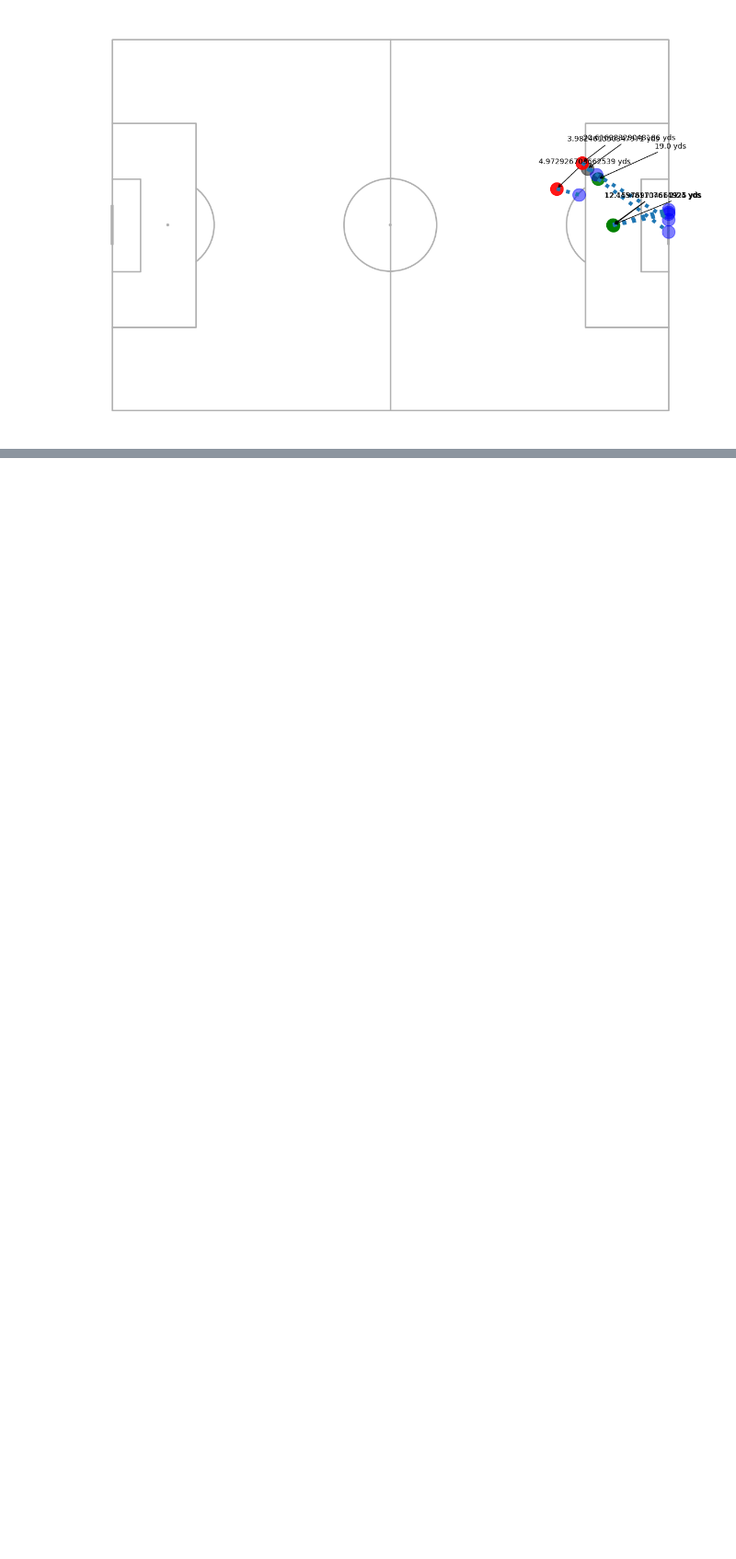
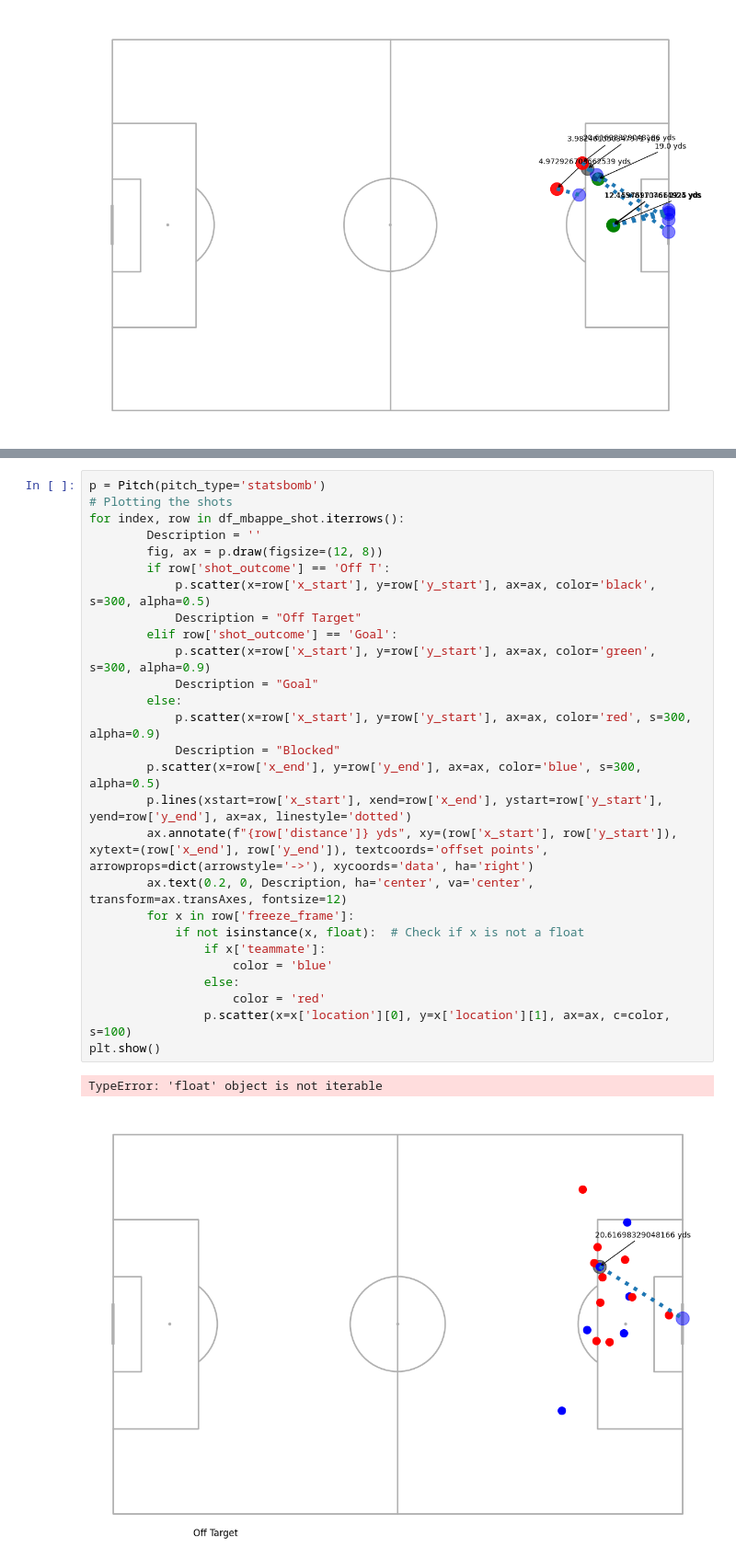
Before and after one commit to asheshh-lal/Football-analytics, a Jupyter notebook: event/test.ipynb, the cells around one changed output, grey strips where cells are left out. Shown at 92% size. Saved outputs shown, nothing was run; the diff lists cells and outputs as text; blank space fills up the shorter version.

Commit message:
new cybepunk pitch

```diff
--- a/event/test.ipynb
+++ b/event/test.ipynb
@@ -488,0 +499,30 @@ plt.show()
+# %%
+p = Pitch(pitch_type='statsbomb')
+# Plotting the shots
+for index, row in df_mbappe_shot.iterrows():
+        Description = ''
+        fig, ax = p.draw(figsize=(12, 8))
+        if row['shot_outcome'] == 'Off T':
+            p.scatter(x=row['x_start'], y=row['y_start'], ax=ax, color='black', s=300, alpha=0.5)
+            Description = "Off Target"
+        elif row['shot_outcome'] == 'Goal':
+            p.scatter(x=row['x_start'], y=row['y_start'], ax=ax, color='green', s=300, alpha=0.9)
+            Description = "Goal"
+        else:
+            p.scatter(x=row['x_start'], y=row['y_start'], ax=ax, color='red', s=300, alpha=0.9)
+            Description = "Blocked"
+        p.scatter(x=row['x_end'], y=row['y_end'], ax=ax, color='blue', s=300, alpha=0.5)
+        p.lines(xstart=row['x_start'], xend=row['x_end'], ystart=row['y_start'], yend=row['y_end'], ax=ax, linestyle='dotted')
+        ax.annotate(f"{row['distance']} yds", xy=(row['x_start'], row['y_start']), xytext=(row['x_end'], row['y_end']), textcoords='offset points', arrowprops=dict(arrowstyle='->'), xycoords='data', ha='right')
+        ax.text(0.2, 0, Description, ha='center', va='center', transform=ax.transAxes, fontsize=12)
+        for x in row['freeze_frame']:
+            if not isinstance(x, float):  # Check if x is not a float
+                if x['teammate']:
+                    color = 'blue'
+                else:
+                    color = 'red'
+                p.scatter(x=x['location'][0], y=x['location'][1], ax=ax, c=color, s=100)
+plt.show()
+# %% [output]
+TypeError: 'float' object is not iterable
+[figure, added]
```
Also changed, not shown: parts of 10 cells of this notebook, 1 other file.
